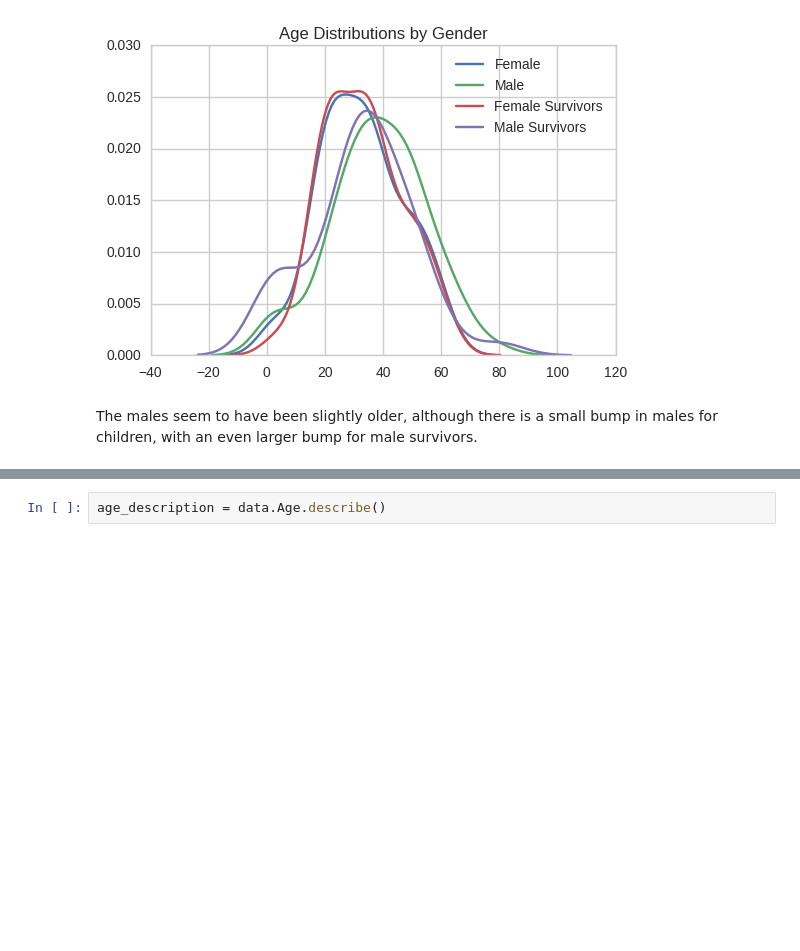
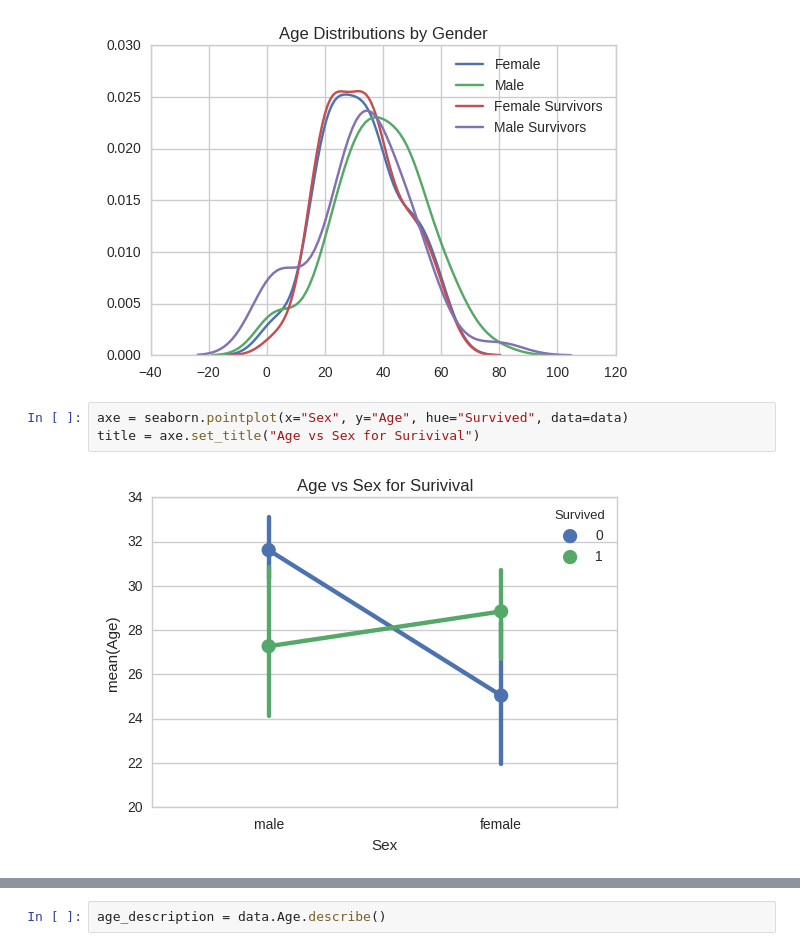
Before and after one commit to necromuralist/kaggle_studies, a Jupyter notebook: titanic/titanic_pandas.ipynb, the cells around one changed output, grey strips where cells are left out. Drawn from its saved outputs; the diff is of its cells as text; blank space fills up the shorter version.

```diff
--- a/titanic/titanic_pandas.ipynb
+++ b/titanic/titanic_pandas.ipynb
@@ -357,5 +365,8 @@ axe = seaborn.kdeplot(male_survivors.Age, label="Male Survivors")
 title = axe.set_title("Age Distributions by Gender")
 # %% [output]
 [figure]
-# %% [markdown]
-The males seem to have been slightly older, although there is a small bump in males for children, with an even larger bump for male survivors.
+# %%
+axe = seaborn.pointplot(x="Sex", y="Age", hue="Survived", data=data)
+title = axe.set_title("Age vs Sex for Surivival")
+# %% [output]
+[figure, added]
```
Also changed, not shown: parts of 75 cells of this notebook, 4 other files.
